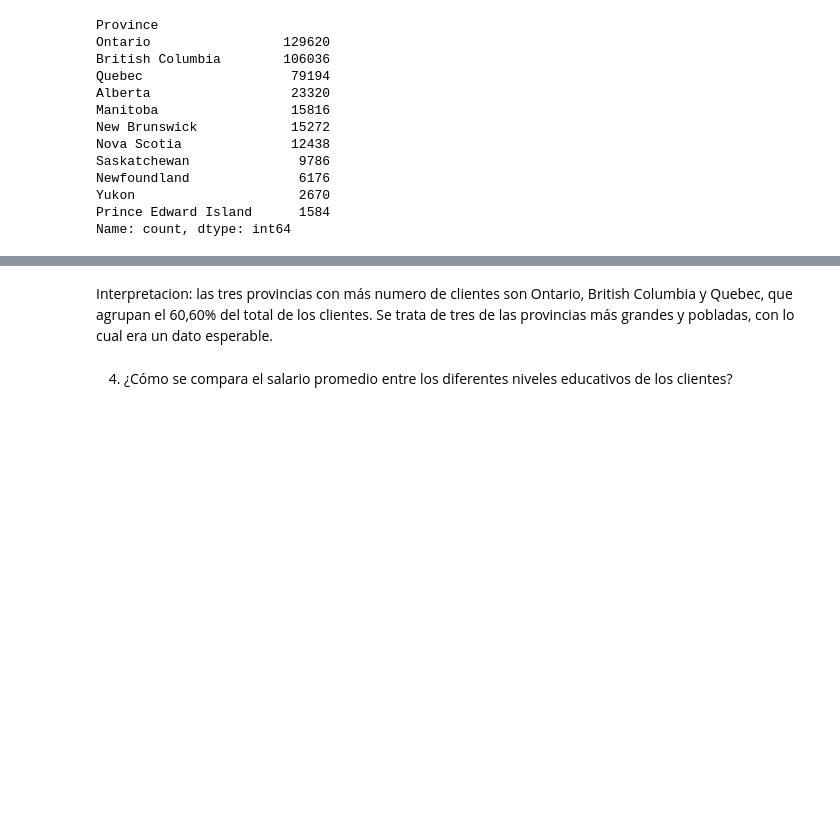
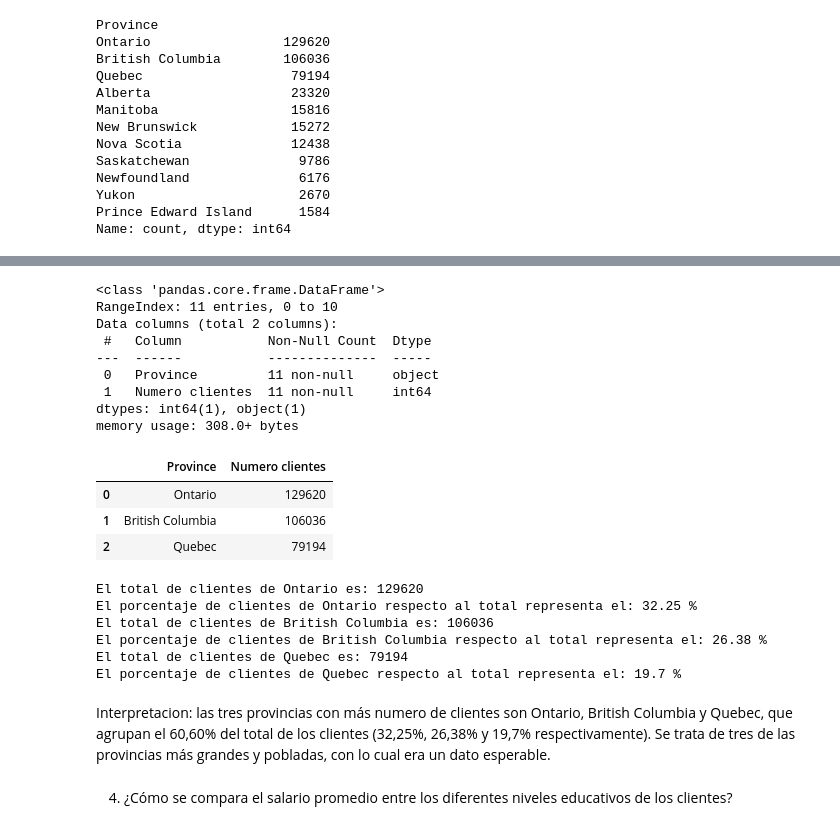
Before and after one commit to Adalab/bda-modulo-3-evaluacion-final-23lau, a Jupyter notebook: Evaluacion_modulo3.ipynb, the cells around one changed output, grey strips where cells are left out. Cells and saved outputs as stored; diff of their text form; code cells hidden in the pictures; blank space fills up the shorter version.

Commit message:
añado interpretaciones

```diff
--- a/Evaluacion_modulo3.ipynb
+++ b/Evaluacion_modulo3.ipynb
@@ -1207,5 +1253,43 @@ Name: count, dtype: int64
+# %%
+provincias.info()
+provincias_mas_clientes = provincias[provincias["Numero clientes"]>50000]
+provincias_mas_clientes
+# %% [output]
+<class 'pandas.core.frame.DataFrame'>
+RangeIndex: 11 entries, 0 to 10
+Data columns (total 2 columns):
+ #   Column           Non-Null Count  Dtype
+---  ------           --------------  -----
+ 0   Province         11 non-null     object
+ 1   Numero clientes  11 non-null     int64
+dtypes: int64(1), object(1)
+memory usage: 308.0+ bytes
+|  | Province | Numero clientes |
+| 0 | Ontario | 129620 |
+| 1 | British Columbia | 106036 |
+| 2 | Quebec | 79194 |
+# %%
+clientes_Ontario = provincias_mas_clientes.iloc[0,1]
+print("El total de clientes de Ontario es:", clientes_Ontario)
+porcentaje_clientes_Ontario = (clientes_Ontario/total_clientes).round(4)*100
+print("El porcentaje de clientes de Ontario respecto al total representa el:", porcentaje_clientes_Ontario,"%")
+clientes_British_Columbia = provincias_mas_clientes.iloc[1,1]
+print("El total de clientes de British Columbia es:", clientes_British_Columbia)
+porcentaje_clientes_British_Columbia = (clientes_British_Columbia/total_clientes).round(4)*100
+print("El porcentaje de clientes de British Columbia respecto al total representa el:", porcentaje_clientes_British_Columbia,"%")
+clientes_Quebec = provincias_mas_clientes.iloc[2,1]
+print("El total de clientes de Quebec es:", clientes_Quebec)
+porcentaje_clientes_Quebec = (clientes_Quebec/total_clientes).round(4)*100
+print("El porcentaje de clientes de Quebec respecto al total representa el:", porcentaje_clientes_Quebec,"%")
+# %% [output]
+El total de clientes de Ontario es: 129620
+El porcentaje de clientes de Ontario respecto al total representa el: 32.25 %
+El total de clientes de British Columbia es: 106036
+El porcentaje de clientes de British Columbia respecto al total representa el: 26.38 %
+El total de clientes de Quebec es: 79194
+El porcentaje de clientes de Quebec respecto al total representa el: 19.7 %
 # %% [markdown]
-Interpretacion: las tres provincias con más numero de clientes son Ontario, British Columbia y Quebec, que agrupan el 60,60% del total de los clientes.  Se trata de tres de las provincias más grandes y pobladas, con lo cual era un dato esperable.
+Interpretacion: las tres provincias con más numero de clientes son Ontario, British Columbia y Quebec, que agrupan el 60,60% del total de los clientes (32,25%, 26,38% y 19,7% respectivamente).  Se trata de tres de las provincias más grandes y pobladas, con lo cual era un dato esperable.
 # %% [markdown]
 4.  ¿Cómo se compara el salario promedio entre los diferentes niveles educativos de los clientes?
 # %%
```
Also changed, not shown: parts of 34 cells of this notebook.
